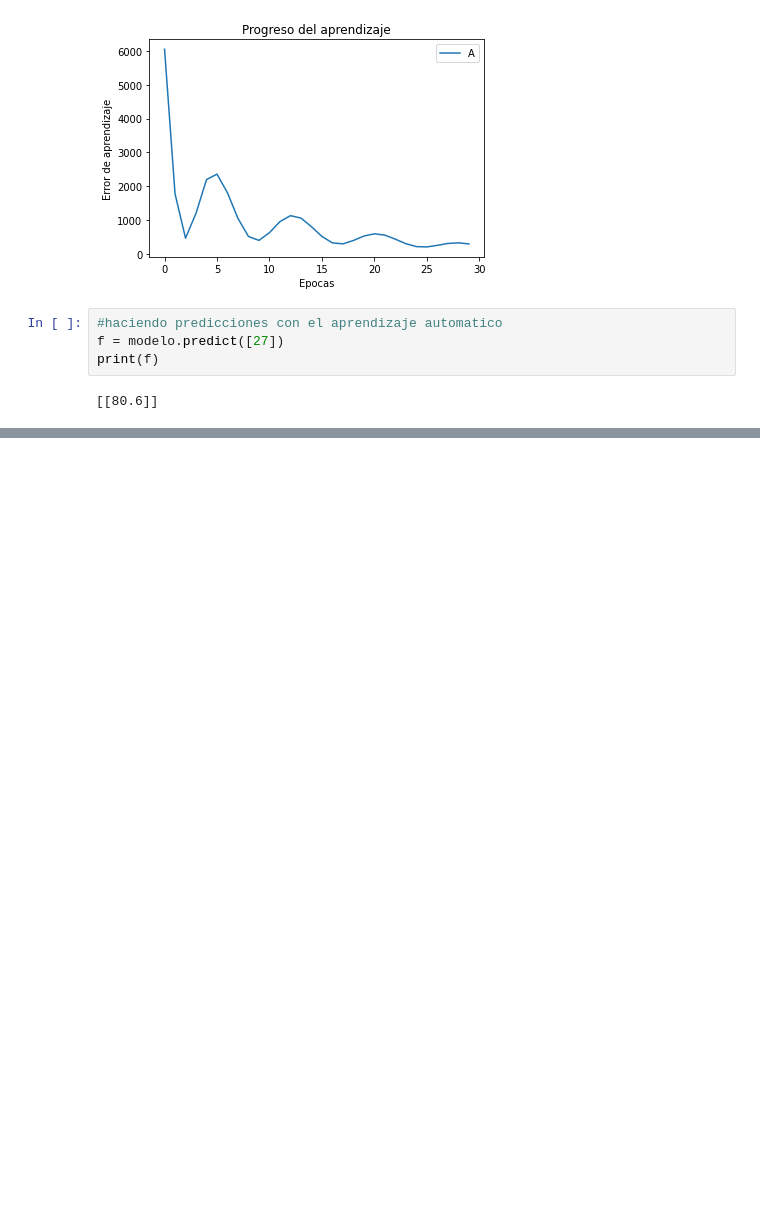
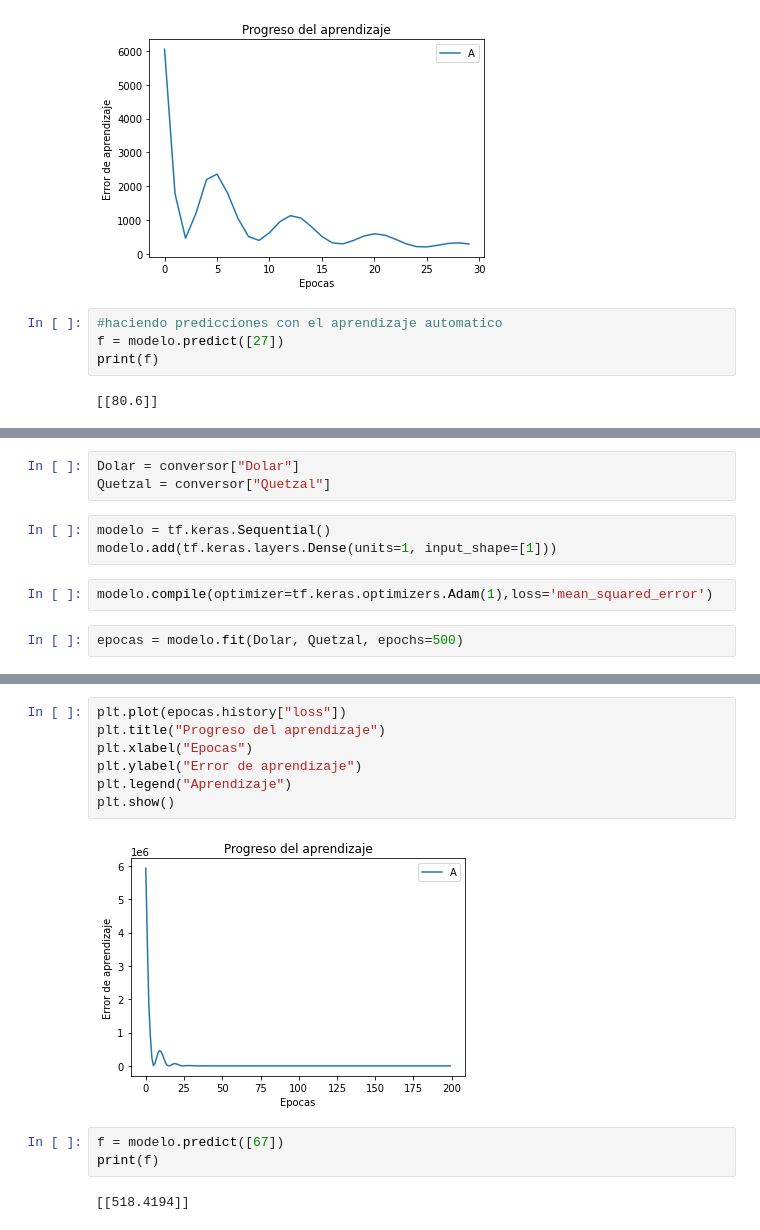
Before and after one commit to USIS007920/Programacion-lll, a Jupyter notebook: Untitled2.ipynb, the cells around one changed output, grey strips where cells are left out. Drawn from its saved outputs; the diff is of its cells as text; blank space fills up the shorter version.

```diff
--- a/Untitled2.ipynb
+++ b/Untitled2.ipynb
@@ -158,0 +171,10 @@ print(f)
+# %%
+Dolar = conversor["Dolar"]
+Quetzal = conversor["Quetzal"]
+# %%
+modelo = tf.keras.Sequential()
+modelo.add(tf.keras.layers.Dense(units=1, input_shape=[1]))
+# %%
+modelo.compile(optimizer=tf.keras.optimizers.Adam(1),loss='mean_squared_error')
+# %%
+epocas = modelo.fit(Dolar, Quetzal, epochs=500)
@@ -158,0 +199,14 @@ print(f)
+# %%
+plt.plot(epocas.history["loss"])
+plt.title("Progreso del aprendizaje")
+plt.xlabel("Epocas")
+plt.ylabel("Error de aprendizaje")
+plt.legend("Aprendizaje")
+plt.show()
+# %% [output]
+[figure, added]
+# %%
+f = modelo.predict([67])
+print(f)
+# %% [output]
+[[518.4194]]
```
Also changed, not shown: parts of 3 cells of this notebook.
